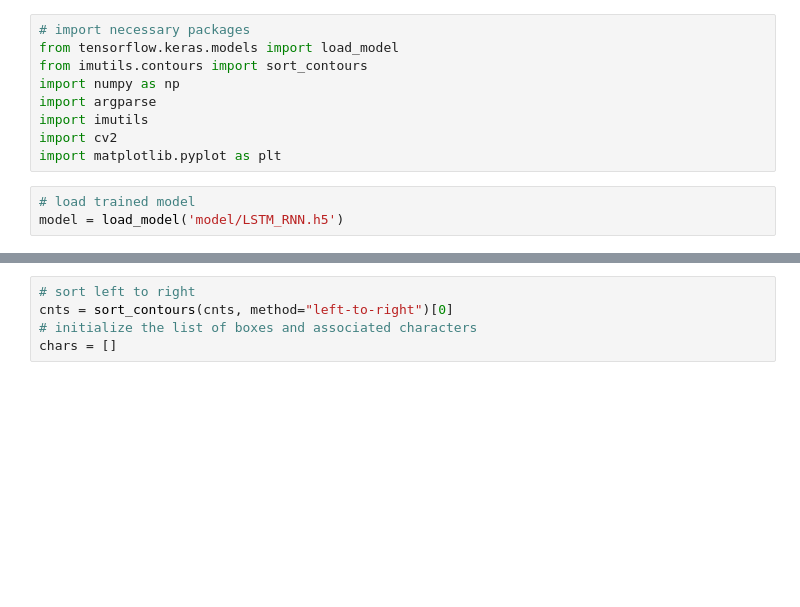
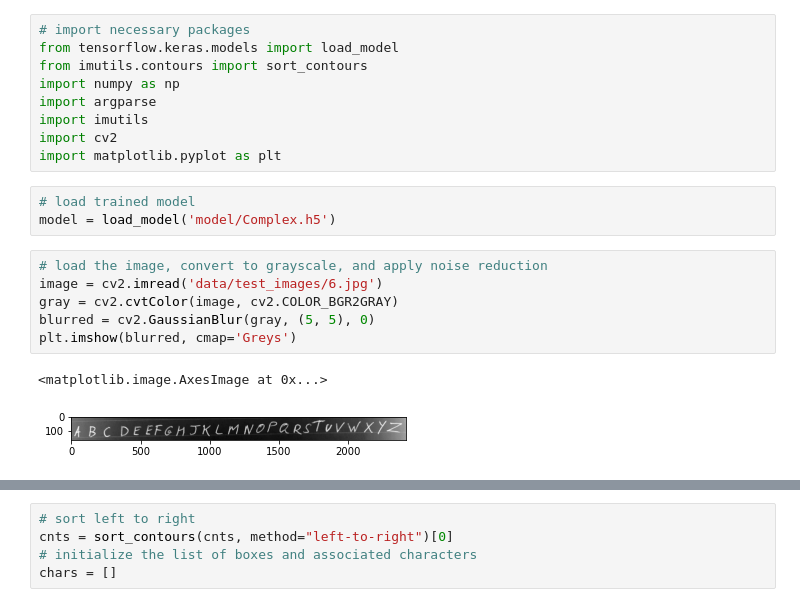
Before and after one commit to monolith1/Handwritten-OCR-for-WriteIn-Resolution, a Jupyter notebook: app.ipynb, the cells around one changed output, grey strips where cells are left out. Drawn from its saved outputs; the diff is of its cells as text; blank space fills up the shorter version.

```diff
--- a/app.ipynb
+++ b/app.ipynb
@@ -9,4 +9,13 @@ import cv2
 import matplotlib.pyplot as plt
 # %%
 # load trained model
-model = load_model('model/LSTM_RNN.h5')
+model = load_model('model/Complex.h5')
+# %%
+# load the image, convert to grayscale, and apply noise reduction
+image = cv2.imread('data/test_images/6.jpg')
+gray = cv2.cvtColor(image, cv2.COLOR_BGR2GRAY)
+blurred = cv2.GaussianBlur(gray, (5, 5), 0)
+plt.imshow(blurred, cmap='Greys')
+# %% [output]
+<matplotlib.image.AxesImage at 0x...>
+[figure, added]
```
Also changed, not shown: parts of 8 cells of this notebook, 24 other files.
